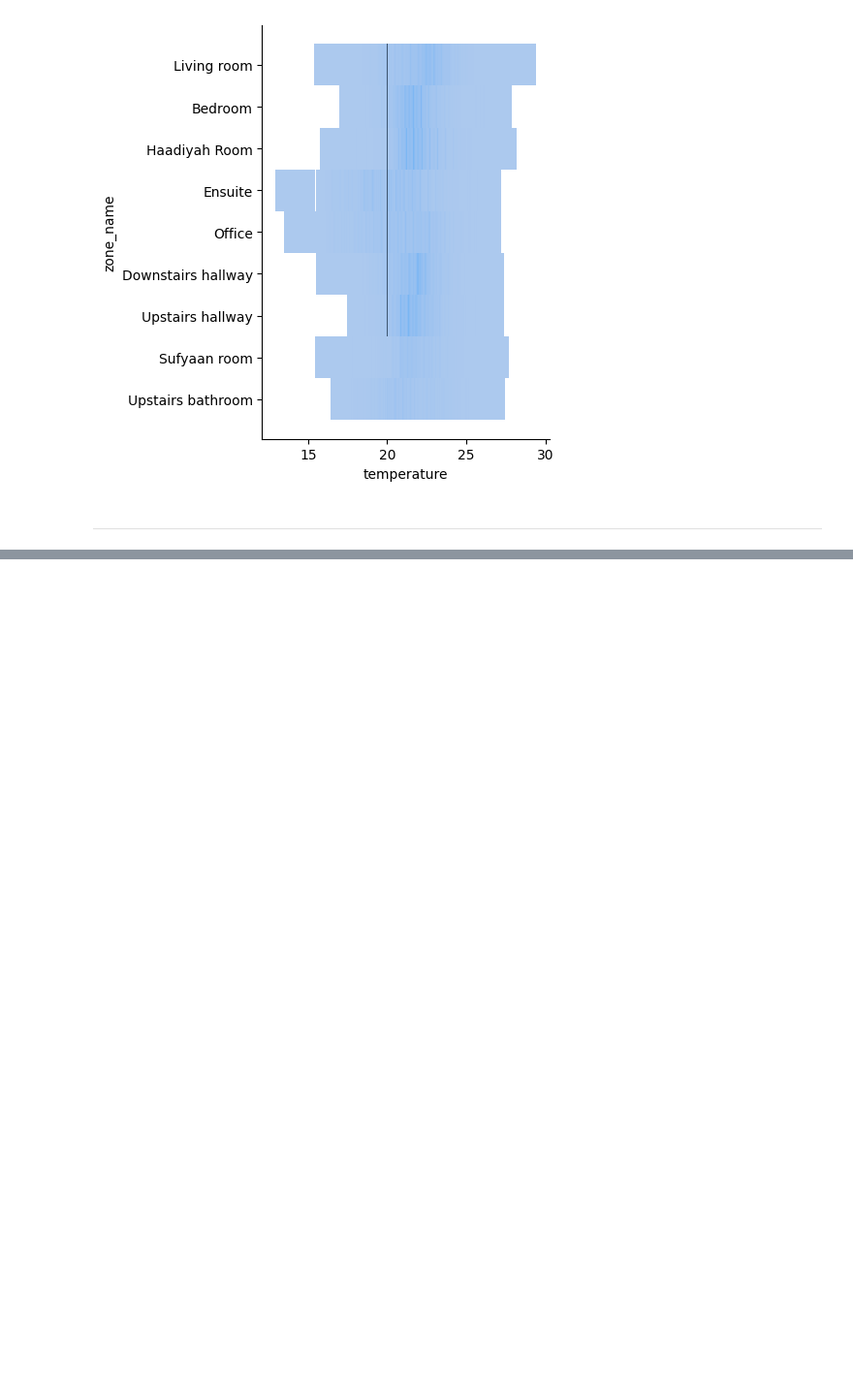
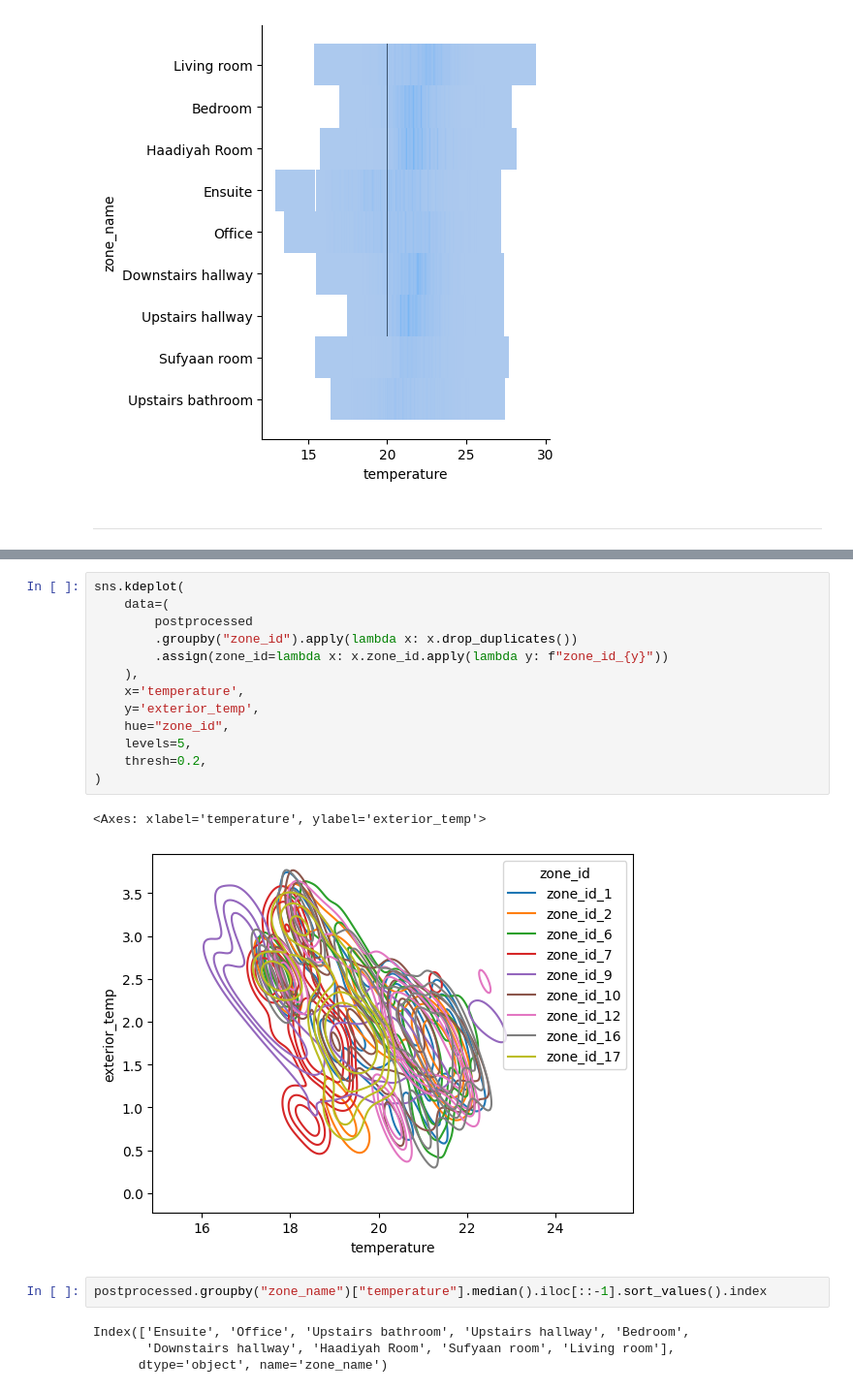
Before and after one commit to adin786/house_climate, a Jupyter notebook: notebooks/03-exploration.ipynb, the cells around one changed output, grey strips where cells are left out. Shown at 97% size. Cells and saved outputs as stored; diff of their text form; blank space fills up the shorter version.

```diff
--- a/notebooks/03-exploration.ipynb
+++ b/notebooks/03-exploration.ipynb
@@ -107,0 +181,22 @@ sns.displot(data=postprocessed, x='temperature', y='zone_name')
+# %%
+sns.kdeplot(
+    data=(
+        postprocessed
+        .groupby("zone_id").apply(lambda x: x.drop_duplicates())
+        .assign(zone_id=lambda x: x.zone_id.apply(lambda y: f"zone_id_{y}"))
+    ),
+    x='temperature',
+    y='exterior_temp',
+    hue="zone_id",
+    levels=5,
+    thresh=0.2,
+)
+# %% [output]
+<Axes: xlabel='temperature', ylabel='exterior_temp'>
+[figure, added]
+# %%
+postprocessed.groupby("zone_name")["temperature"].median().iloc[::-1].sort_values().index
+# %% [output]
+Index(['Ensuite', 'Office', 'Upstairs bathroom', 'Upstairs hallway', 'Bedroom',
+       'Downstairs hallway', 'Haadiyah Room', 'Sufyaan room', 'Living room'],
+      dtype='object', name='zone_name')
```
Also changed, not shown: parts of 14 cells of this notebook, 5 other files.
